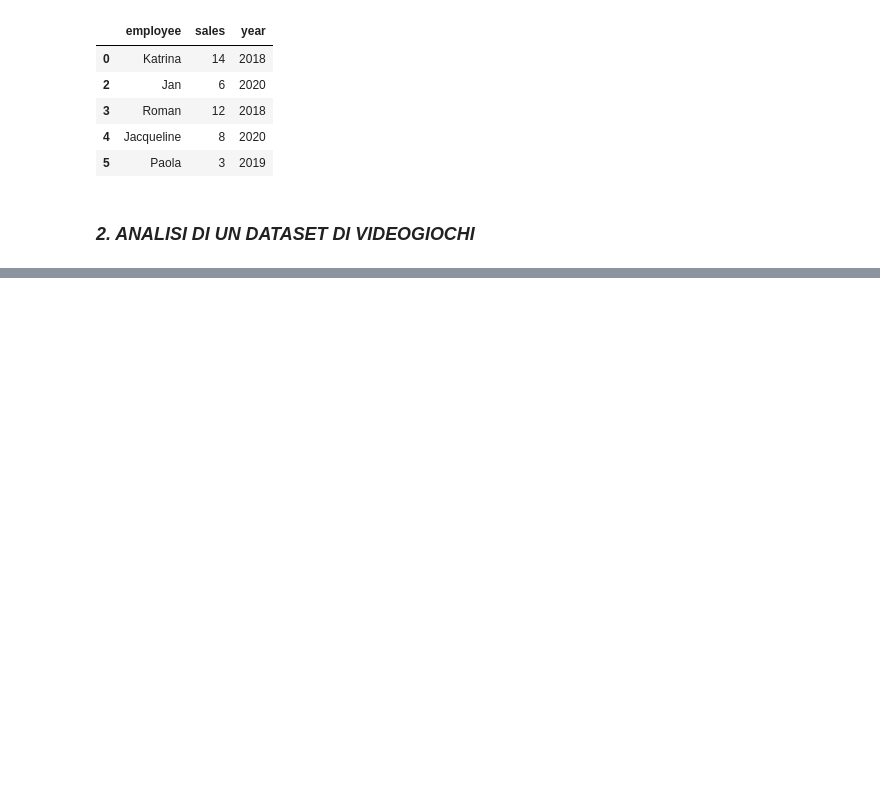
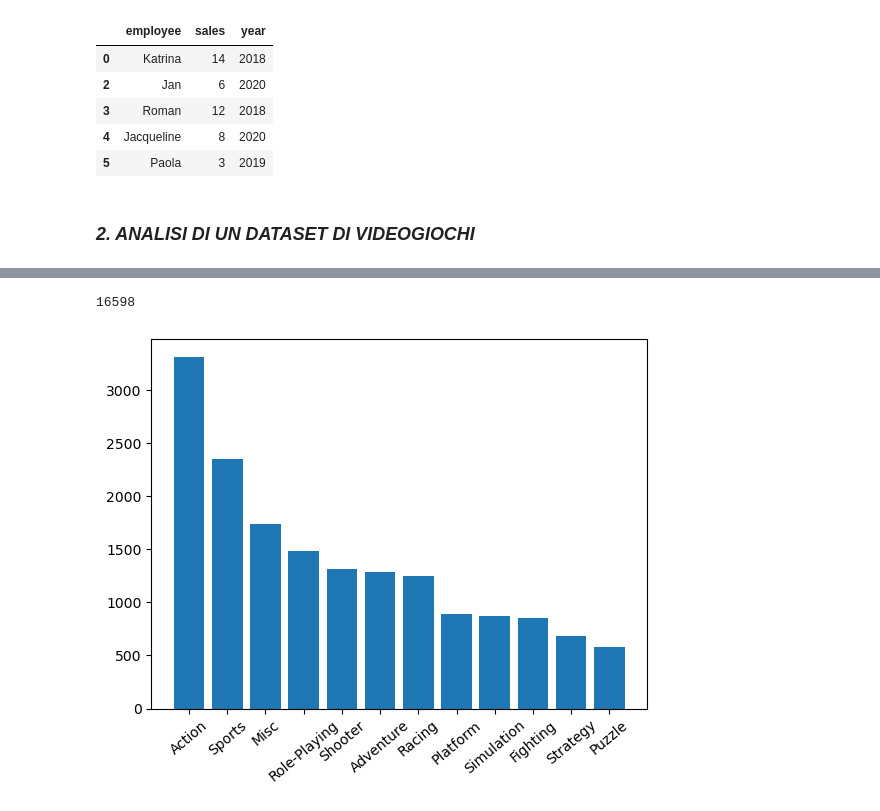
Before and after one commit to MatteoBarel57/programminglab2, a Jupyter notebook: Es5.ipynb, the cells around one changed output, grey strips where cells are left out. Cells and saved outputs as stored; diff of their text form; code cells hidden in the pictures; blank space fills up the shorter version.

```diff
--- a/Es5.ipynb
+++ b/Es5.ipynb
@@ -76,3 +76,12 @@ sales[sales["employee"] > "J"]
 | 5 | Paola | 3 | 2019 |
 # %% [markdown]
 ### ***2. ANALISI DI UN DATASET DI VIDEOGIOCHI***
+# %%
+import pandas as pd
+import matplotlib.pyplot as plt
+import seaborn as sns
+
+# Caricamento del dataset
+url = 'https://zenodo.org/record/5898311/files/vgsales.csv'
+df = pd.read_csv(url)
+df.head()
@@ -78,0 +95,12 @@ sales[sales["employee"] > "J"]
+# %%
+len(df)
+# %% [output]
+16598
+# %%
+generi = df["Genre"].value_counts()
+
+plt.bar(generi.index, generi.values)
+plt.xticks(rotation=40)
+plt.show()
+# %% [output]
+[figure, added]
```
Also changed, not shown: parts of 3 cells of this notebook.
